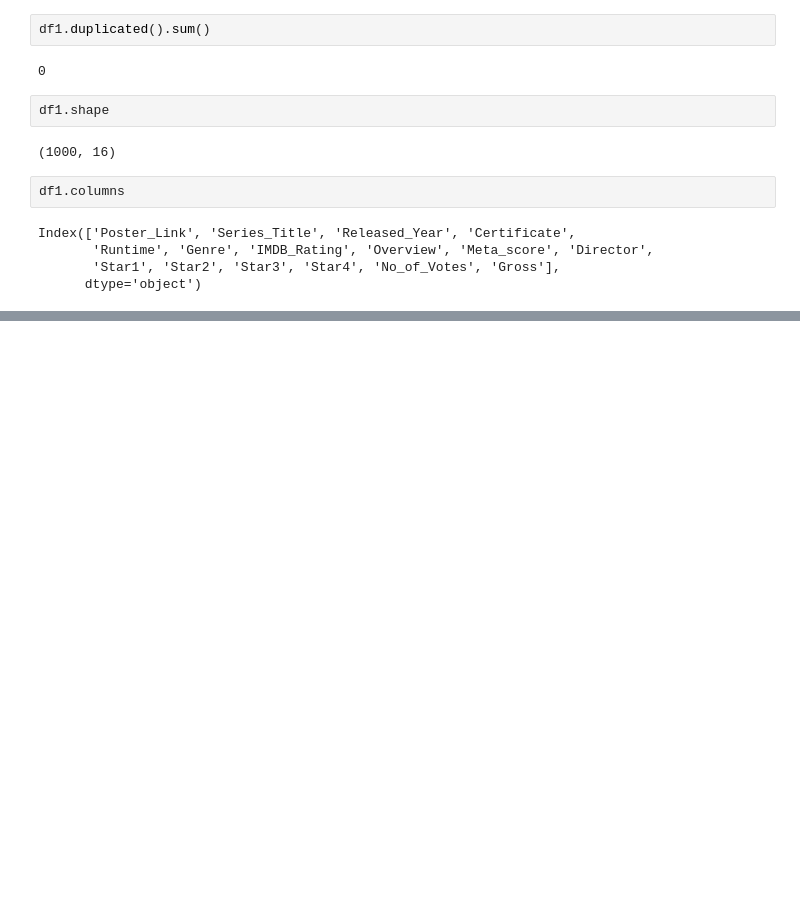
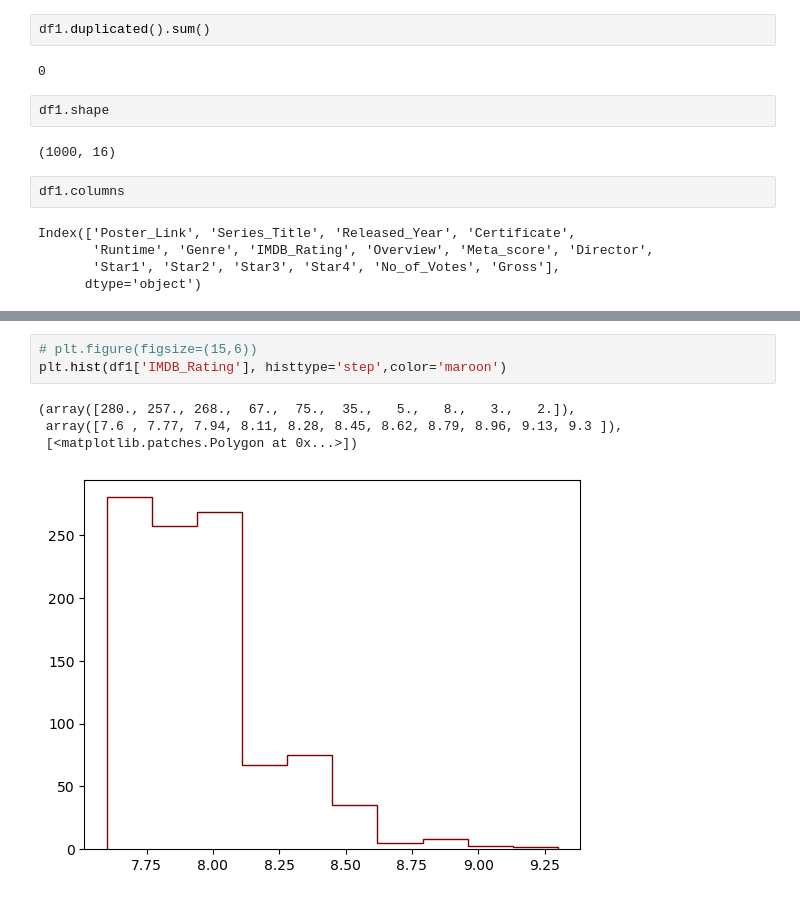
Before and after one commit to Shyam165/Summer-Internship, a Jupyter notebook: Pandas/Pandas.ipynb, the cells around one changed output, grey strips where cells are left out. Drawn from its saved outputs; the diff is of its cells as text; blank space fills up the shorter version.

```diff
--- a/Pandas/Pandas.ipynb
+++ b/Pandas/Pandas.ipynb
@@ -828,0 +842,8 @@ Index(['Poster_Link', 'Series_Title', 'Released_Year', 'Certificate',
+# %%
+# plt.figure(figsize=(15,6))
+plt.hist(df1['IMDB_Rating'], histtype='step',color='maroon')
+# %% [output]
+(array([280., 257., 268.,  67.,  75.,  35.,   5.,   8.,   3.,   2.]),
+ array([7.6 , 7.77, 7.94, 8.11, 8.28, 8.45, 8.62, 8.79, 8.96, 9.13, 9.3 ]),
+ [<matplotlib.patches.Polygon at 0x...>])
+[figure, added]
```
Also changed, not shown: parts of 9 cells of this notebook, 16 other files.
